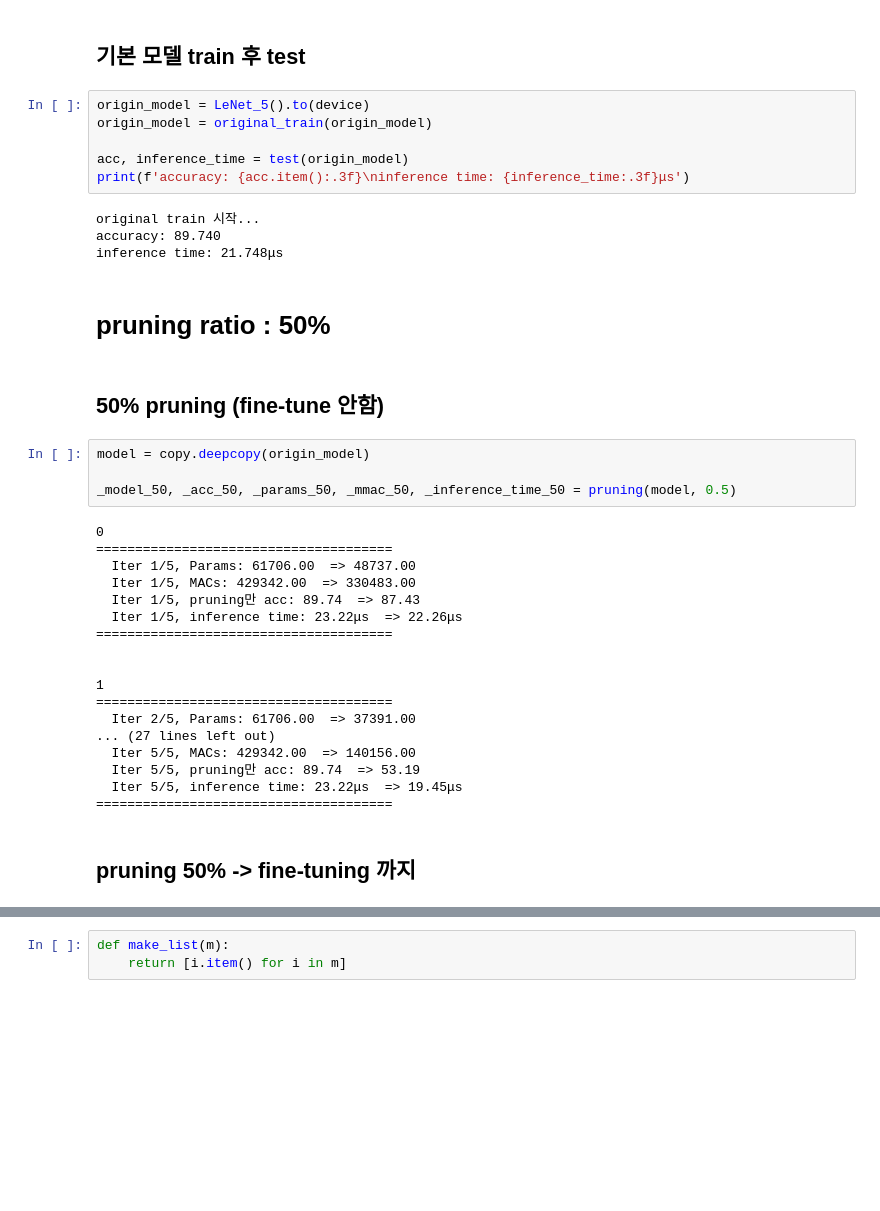
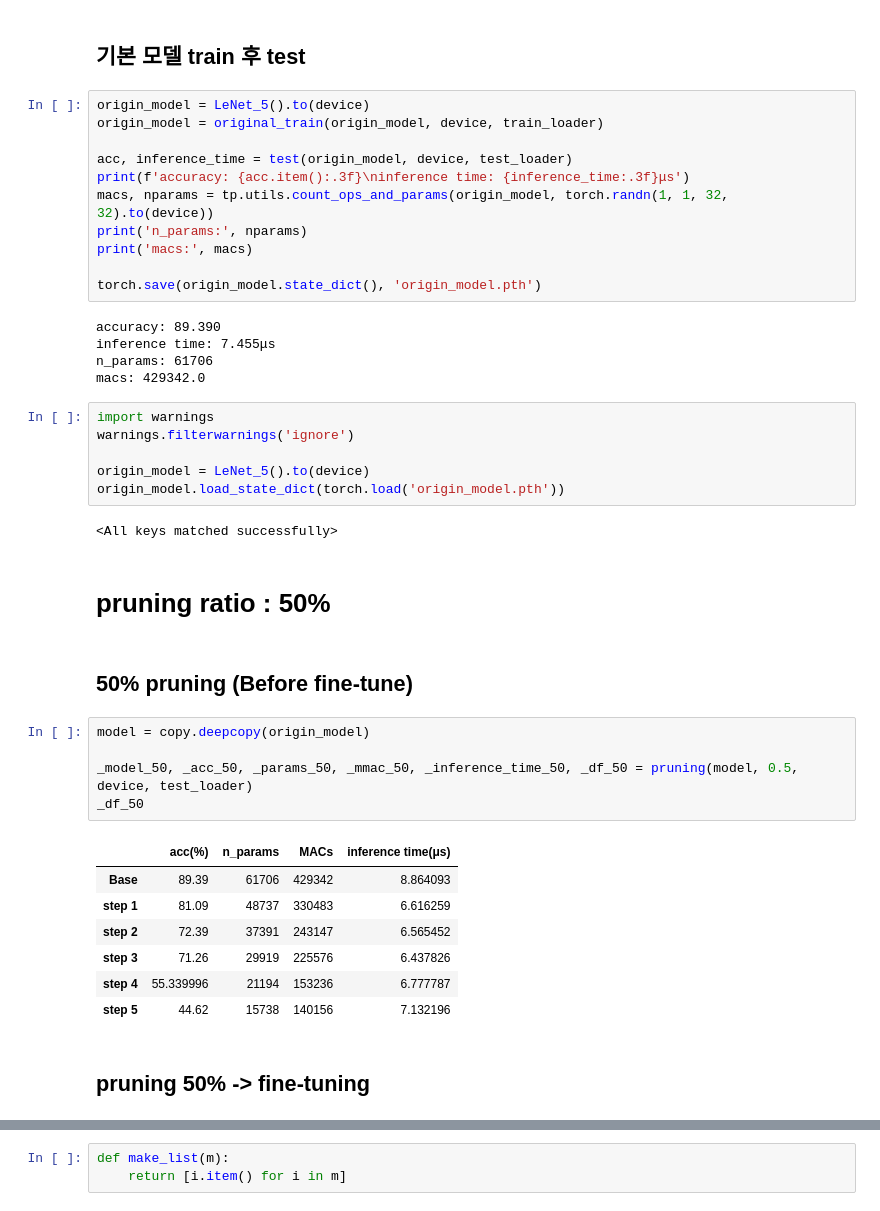
Before and after one commit to yewonkim01/Optimized-Model-on-JetsonNano-with-Pruning-and-Quantization, a Jupyter notebook: EAI_pruning_quantization_model.ipynb, the cells around one changed output, grey strips where cells are left out. Drawn from its saved outputs; the diff is of its cells as text; blank space fills up the shorter version.

```diff
--- a/EAI_pruning_quantization_model.ipynb
+++ b/EAI_pruning_quantization_model.ipynb
@@ -408,42 +113,47 @@ def quantize_qint8(net):
 ## 기본 모델 train 후 test
 # %%
 origin_model = LeNet_5().to(device)
-origin_model = original_train(origin_model)
+origin_model = original_train(origin_model, device, train_loader)
 
-acc, inference_time = test(origin_model)
+acc, inference_time = test(origin_model, device, test_loader)
 print(f'accuracy: {acc.item():.3f}\ninference time: {inference_time:.3f}μs')
+macs, nparams = tp.utils.count_ops_and_params(origin_model, torch.randn(1, 1, 32, 32).to(device))
+print('n_params:', nparams)
+print('macs:', macs)
+
+torch.save(origin_model.state_dict(), 'origin_model.pth')
 # %% [output]
-original train 시작...
-accuracy: 89.740
-inference time: 21.748μs
+accuracy: 89.390
+inference time: 7.455μs
+n_params: 61706
+macs: 429342.0
+# %%
+import warnings
+warnings.filterwarnings('ignore')
+
+origin_model = LeNet_5().to(device)
+origin_model.load_state_dict(torch.load('origin_model.pth'))
+# %% [output]
+<All keys matched successfully>
 # %% [markdown]
 # pruning ratio : 50%
 # %% [markdown]
-## 50% pruning (fine-tune 안함)
+## 50% pruning (Before fine-tune)
 # %%
 model = copy.deepcopy(origin_model)
 
-_model_50, _acc_50, _params_50, _mmac_50, _inference_time_50 = pruning(model, 0.5)
+_model_50, _acc_50, _params_50, _mmac_50, _inference_time_50, _df_50 = pruning(model, 0.5, device, test_loader)
+_df_50
 # %% [output]
-0
-======================================
-  Iter 1/5, Params: 61706.00  => 48737.00
-  Iter 1/5, MACs: 429342.00  => 330483.00
-  Iter 1/5, pruning만 acc: 89.74  => 87.43
-  Iter 1/5, inference time: 23.22μs  => 22.26μs
-======================================
-
-
-1
-======================================
-  Iter 2/5, Params: 61706.00  => 37391.00
-... (27 lines left out)
-  Iter 5/5, MACs: 429342.00  => 140156.00
-  Iter 5/5, pruning만 acc: 89.74  => 53.19
-  Iter 5/5, inference time: 23.22μs  => 19.45μs
-======================================
+|  | acc(%) | n_params | MACs | inference time(μs) |
+| Base | 89.39 | 61706 | 429342 | 8.864093 |
+| step 1 | 81.09 | 48737 | 330483 | 6.616259 |
+| step 2 | 72.39 | 37391 | 243147 | 6.565452 |
+| step 3 | 71.26 | 29919 | 225576 | 6.437826 |
+| step 4 | 55.339996 | 21194 | 153236 | 6.777787 |
+| step 5 | 44.62 | 15738 | 140156 | 7.132196 |
 # %% [markdown]
-## pruning 50% -> fine-tuning 까지
+## pruning 50% -> fine-tuning
 # %%
 model = copy.deepcopy(origin_model)
 
```
Also changed, not shown: parts of 54 cells of this notebook, 6 other files.
